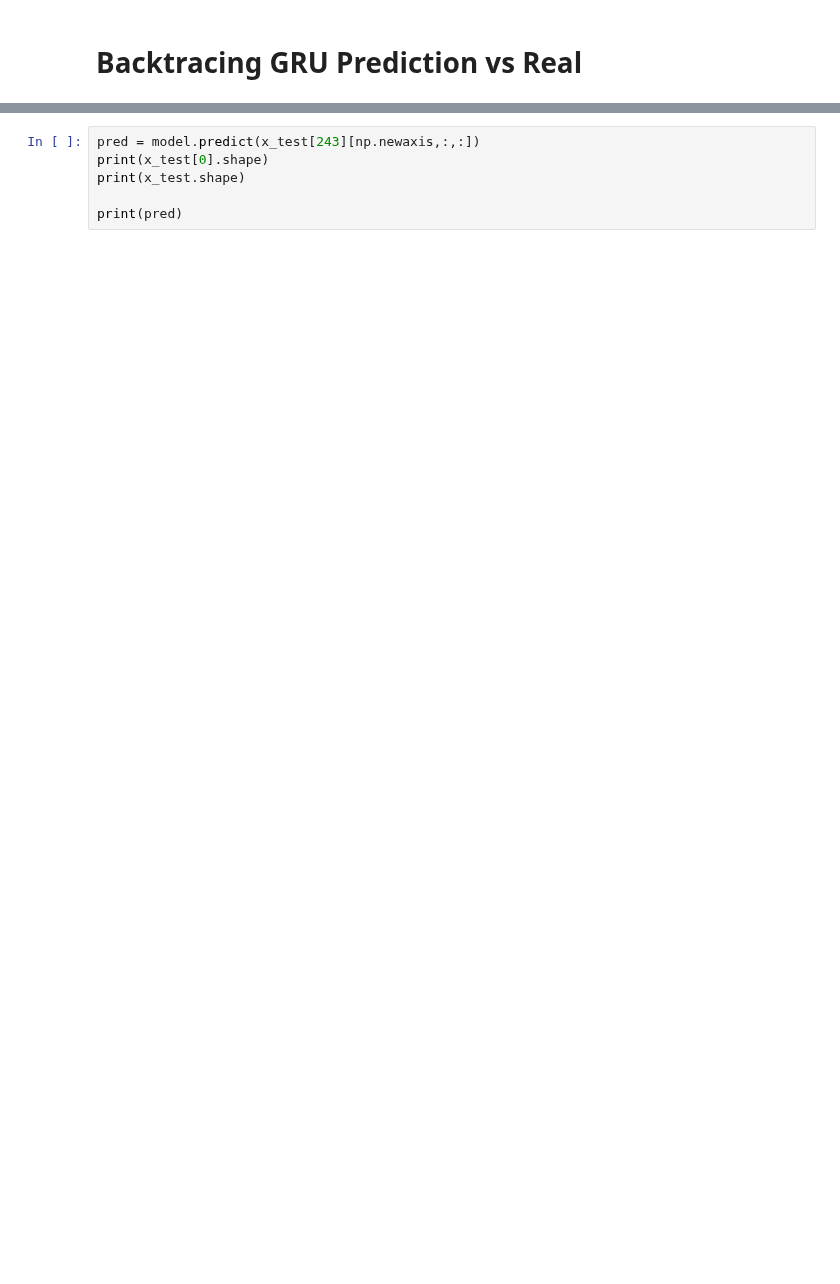
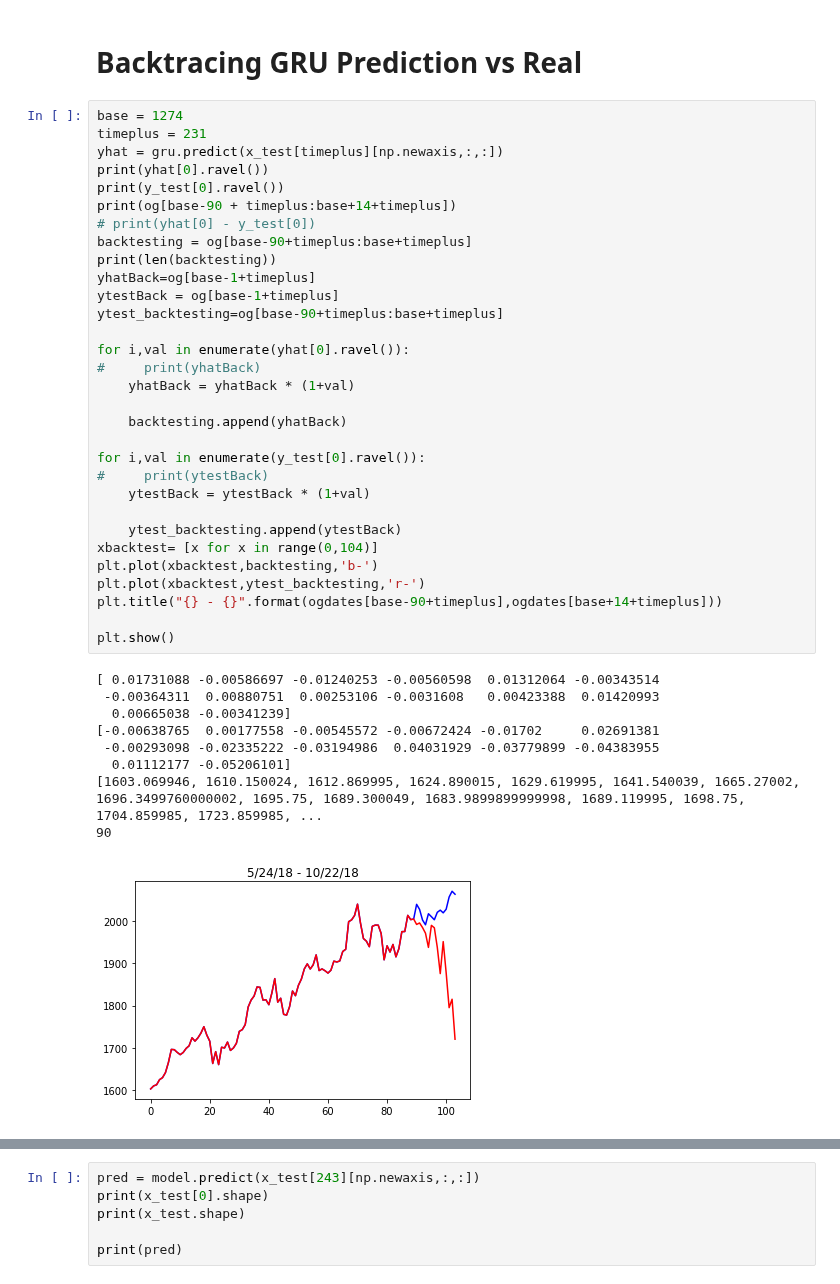
Before and after one commit to l1onh3art88/ml-lab2, a Jupyter notebook: lab7/Lab-7.ipynb, the cells around one changed output, grey strips where cells are left out. Cells and saved outputs as stored; diff of their text form; blank space fills up the shorter version.

```diff
--- a/lab7/Lab-7.ipynb
+++ b/lab7/Lab-7.ipynb
@@ -435,2 +332,43 @@ def plot_confusion_matrix(y_true, y_pred, classes,
 # %% [markdown]
 # Backtracing GRU Prediction vs Real
+# %%
+base = 1274
+timeplus = 231
+yhat = gru.predict(x_test[timeplus][np.newaxis,:,:])
+print(yhat[0].ravel())
+print(y_test[0].ravel())
+print(og[base-90 + timeplus:base+14+timeplus])
+# print(yhat[0] - y_test[0])
+backtesting = og[base-90+timeplus:base+timeplus]
+print(len(backtesting))
+yhatBack=og[base-1+timeplus]
+ytestBack = og[base-1+timeplus]
+ytest_backtesting=og[base-90+timeplus:base+timeplus]
+
+for i,val in enumerate(yhat[0].ravel()):
+#     print(yhatBack)
+    yhatBack = yhatBack * (1+val)
+
+    backtesting.append(yhatBack)
+
+for i,val in enumerate(y_test[0].ravel()):
+#     print(ytestBack)
+    ytestBack = ytestBack * (1+val)
+
+    ytest_backtesting.append(ytestBack)
+xbacktest= [x for x in range(0,104)]
+plt.plot(xbacktest,backtesting,'b-')
+plt.plot(xbacktest,ytest_backtesting,'r-')
+plt.title("{} - {}".format(ogdates[base-90+timeplus],ogdates[base+14+timeplus]))
+
+plt.show()
+# %% [output]
+[ 0.01731088 -0.00586697 -0.01240253 -0.00560598  0.01312064 -0.00343514
+ -0.00364311  0.00880751  0.00253106 -0.0031608   0.00423388  0.01420993
+  0.00665038 -0.00341239]
+[-0.00638765  0.00177558 -0.00545572 -0.00672424 -0.01702     0.02691381
+ -0.00293098 -0.02335222 -0.03194986  0.04031929 -0.03779899 -0.04383955
+  0.01112177 -0.05206101]
+[1603.069946, 1610.150024, 1612.869995, 1624.890015, 1629.619995, 1641.540039, 1665.27002, 1696.3499760000002, 1695.75, 1689.300049, 1683.9899899999998, 1689.119995, 1698.75, 1704.859985, 1723.859985, ...
+90
+[figure, added]
```
Also changed, not shown: parts of 15 cells of this notebook.
